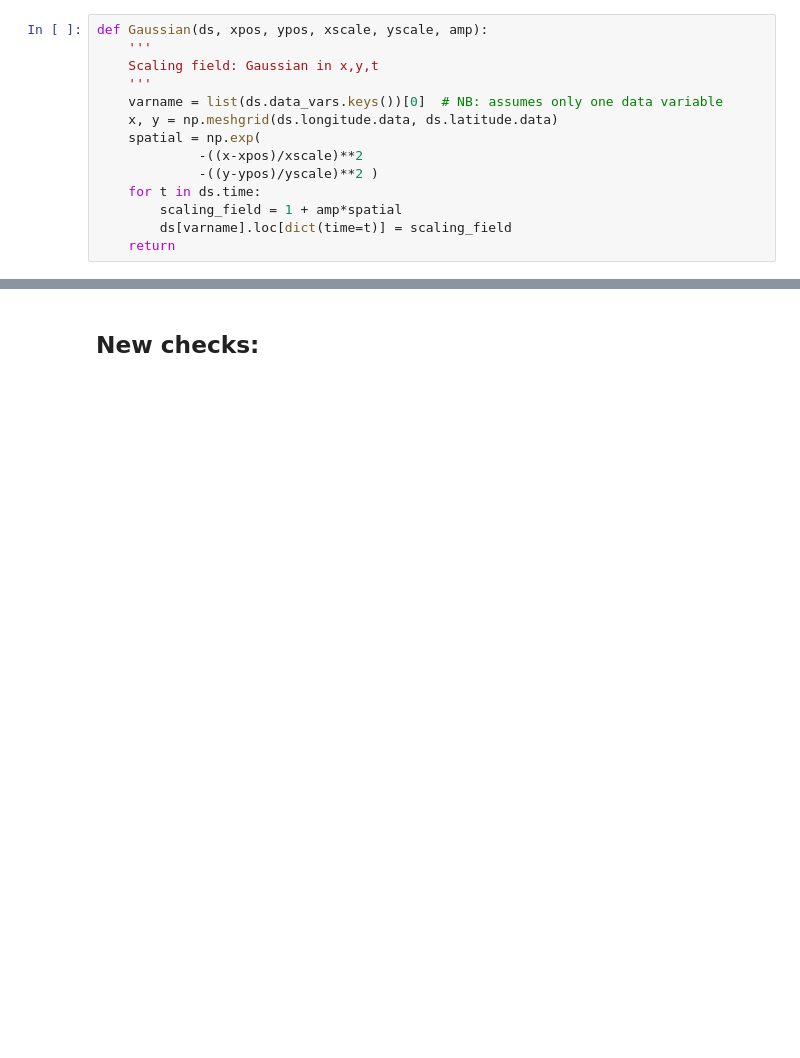
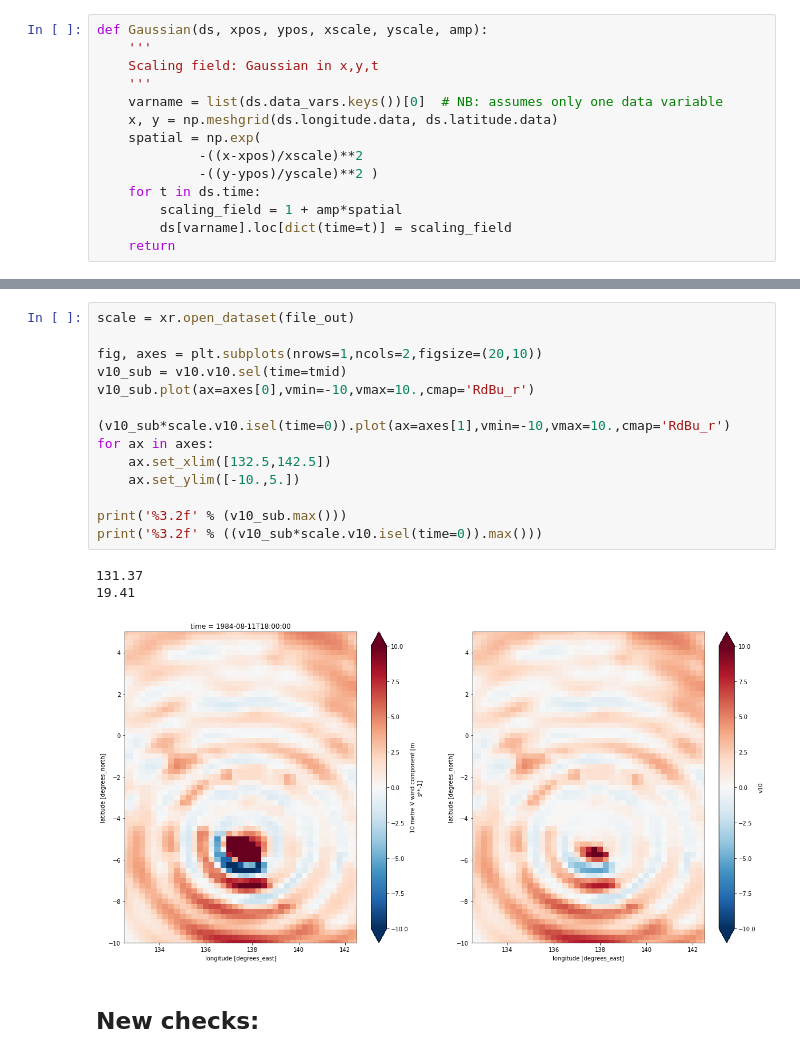
Before and after one commit to rmholmes/cosima-scripts, a Jupyter notebook: ERA-5/025deg_era5_iaf_v10_blowup_scaling.ipynb, the cells around one changed output, grey strips where cells are left out. Drawn from its saved outputs; the diff is of its cells as text; blank space fills up the shorter version.

```diff
--- a/ERA-5/025deg_era5_iaf_v10_blowup_scaling.ipynb
+++ b/ERA-5/025deg_era5_iaf_v10_blowup_scaling.ipynb
@@ -96,3 +84,21 @@ Coordinates:
+# %%
+scale = xr.open_dataset(file_out)
+
+fig, axes = plt.subplots(nrows=1,ncols=2,figsize=(20,10))
+v10_sub = v10.v10.sel(time=tmid)
+v10_sub.plot(ax=axes[0],vmin=-10,vmax=10.,cmap='RdBu_r')
+
+(v10_sub*scale.v10.isel(time=0)).plot(ax=axes[1],vmin=-10,vmax=10.,cmap='RdBu_r')
+for ax in axes:
+    ax.set_xlim([132.5,142.5])
+    ax.set_ylim([-10.,5.])
+
+print('%3.2f' % (v10_sub.max()))
+print('%3.2f' % ((v10_sub*scale.v10.isel(time=0)).max()))
+# %% [output]
+131.37
+19.41
+[figure, added]
 # %% [markdown]
 ## New checks:
 # %%
```
Also changed, not shown: parts of 7 cells of this notebook, 1 other file.
